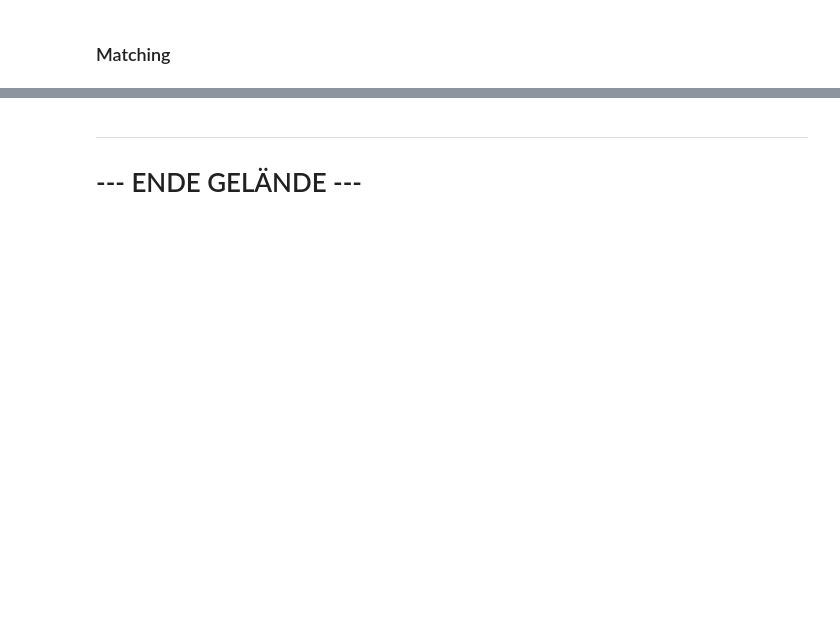
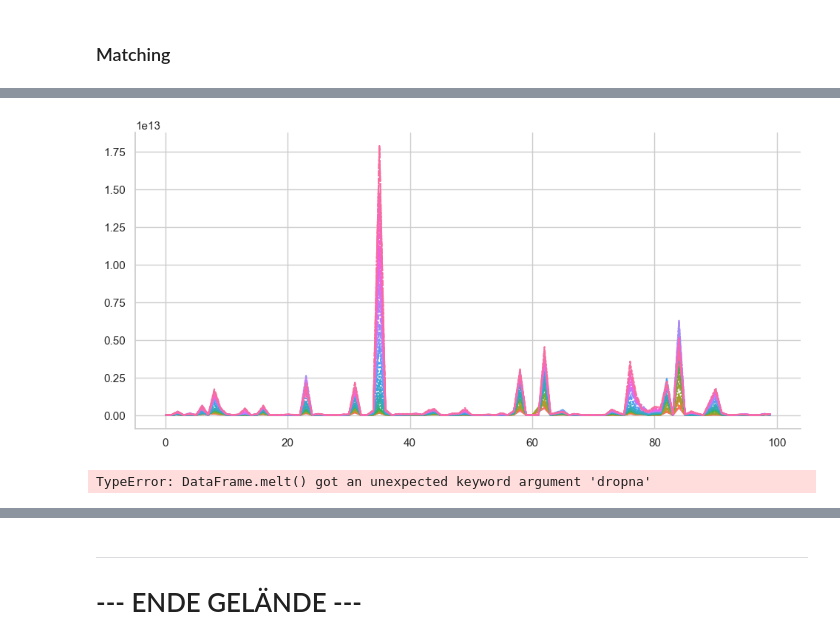
Before and after one commit to Freyness-gd/trade_under_pressure_thesis, a Jupyter notebook: main.ipynb, the cells around one changed output, grey strips where cells are left out. Saved outputs shown, nothing was run; the diff lists cells and outputs as text; code cells hidden in the pictures; blank space fills up the shorter version.

```diff
--- a/main.ipynb
+++ b/main.ipynb
@@ -719,7 +705,7 @@ Total numbers of GSDB labels:  192
 # %% [markdown]
 ### GDP Labels
 # %%
-gdp_labels = gdp["Country Code"].unique()
+gdp_labels = gdp["ISO3"].unique()
 gdp_labels
 # %% [output]
 array(['AFG', 'ALB', 'DZA', 'AND', 'AGO', 'ATG', 'ARG', 'ARM', 'ABW',
@@ -808,0 +840,10 @@ list(set(country_codes_labels) - set(intersection_labels))
+# %%
+# Inner join GDP and Country Names
+gdp_countries = pa.merge(
+  gdp[gdp["ISO3"].isin(intersection_labels)],
+  country_codes[country_codes["ISO3"].isin(intersection_labels)]
+  , on="ISO3", how="inner", validate="m:m")
+gdp_countries.info()
+list(set(gdp_countries["ISO3"]) - set(intersection_labels))
+len(intersection_labels)
+len(gdp_countries["ISO3"].unique())
@@ -808,0 +891,5 @@ list(set(country_codes_labels) - set(intersection_labels))
+# %%
+sns.set_theme(style="whitegrid")
+# %%
+gdp_subset = gdp_countries.head(100)
+gdp_subset = gdp_subset.drop(["UNDS", "Country Name"], axis=1)
@@ -808,0 +918,11 @@ list(set(country_codes_labels) - set(intersection_labels))
+# %%
+plot = sns.relplot(data=gdp_subset, kind="line", legend=False, aspect=2)
+xticks = range(1970, 2030, 2)
+test_something = ((((((((((((()))))))))))))
+# %% [output]
+[figure, added]
+# %%
+gdp_melt = gdp_subset.melt(id_vars=["ISO3"], var_name="Year", value_name="GDP", dropna=True, legend=False)
+gdp_melt
+# %% [output]
+TypeError: DataFrame.melt() got an unexpected keyword argument 'dropna'
```
Also changed, not shown: parts of 50 cells of this notebook, 1 other file.
